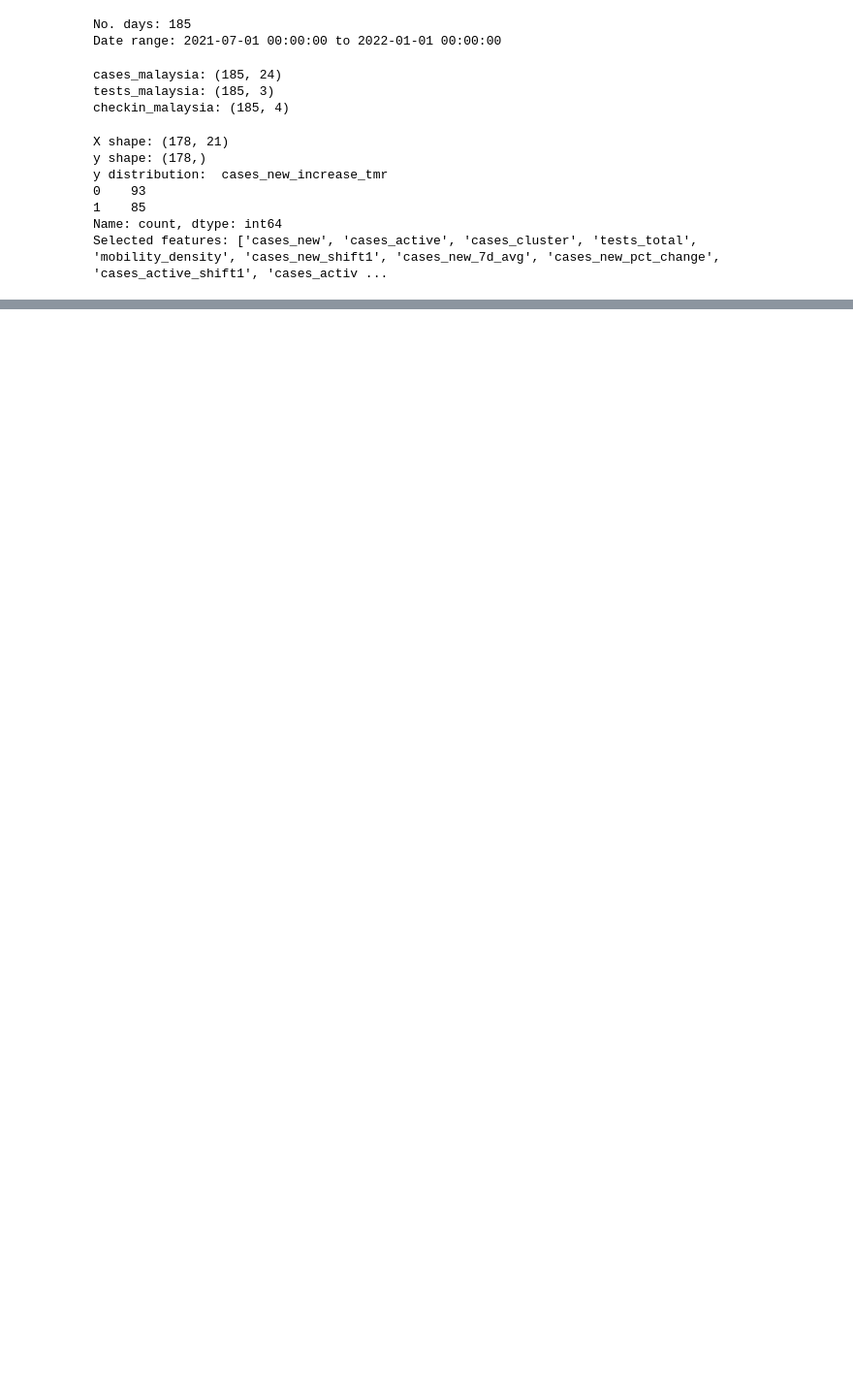
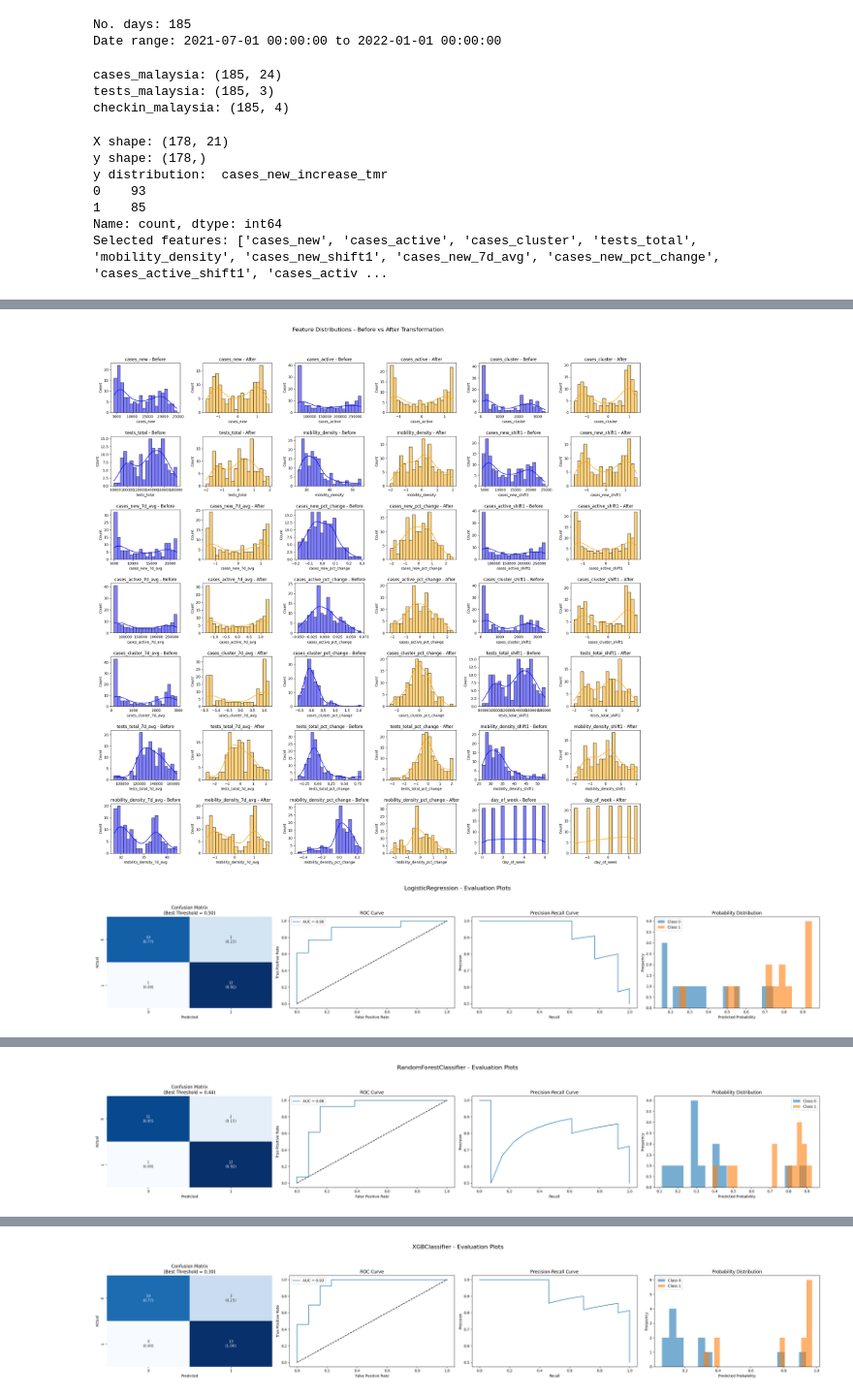
Before and after one commit to ca1phas/Lab-3-Supervised-Learning, a Jupyter notebook: new.ipynb, the cells around one changed output, grey strips where cells are left out. Shown at 97% size. Saved outputs shown, nothing was run; the diff lists cells and outputs as text; code cells hidden in the pictures; blank space fills up the shorter version.

```diff
--- a/new.ipynb
+++ b/new.ipynb
@@ -278,57 +515,81 @@ def train_evaluate_model_split(
 # %%
 # Define models
 models = {
-    "LogisticRegression": LogisticRegression(class_weight="balanced", max_iter=2000),
-    "RandomForest": RandomForestClassifier(class_weight="balanced", n_jobs=-1),
+    "LogisticRegression": LogisticRegression(
+        class_weight="balanced",
+        max_iter=2000,
+        random_state=42,
+    ),
+    "RandomForest": RandomForestClassifier(
+        class_weight="balanced",
+        n_jobs=-1,
+        random_state=42,
+    ),
     "XGB": xgb.XGBClassifier(
         eval_metric="aucpr",
         scale_pos_weight=len(y[y == 0]) / len(y[y == 1]),
         n_jobs=-1,
         verbosity=0,
+        random_state=42,
     ),
 }
 
-# Define smaller param grids
+# Define param grids
 param_grids = {
     "LogisticRegression": [
-        {  # L2 penalty (most stable for small datasets)
+        {  # L2 penalty
             "penalty": ["l2"],
             "solver": ["saga"],
-            "C": np.logspace(-2, 1, 5),
+            "C": np.logspace(-3, 3, 20),
         },
-        {  # ElasticNet (optional)
+        {  # ElasticNet
             "penalty": ["elasticnet"],
             "solver": ["saga"],
-            "C": np.logspace(-2, 1, 5),
-            "l1_ratio": [0.2, 0.5, 0.8],
+            "C": np.logspace(-3, 3, 20),
+            "l1_ratio": np.linspace(0, 1, 11),
         },
     ],
     "RandomForest": {
-        "n_estimators": [100, 200],
-        "max_depth": [5, 10, None],
-        "min_samples_split": [2, 5],
-        "min_samples_leaf": [1, 2],
+        "n_estimators": [100, 200, 300],
+        "max_depth": [3, 5, 7],
+        "min_samples_split": [2, 3],
+        "min_samples_leaf": [1, 2, 3],
         "max_features": ["sqrt"],
     },
     "XGB": {
         "n_estimators": [100, 200],
         "max_depth": [3, 5],
         "learning_rate": [0.05, 0.1],
-        "subsample": [0.8, 1.0],
-        "colsample_bytree": [0.8, 1.0],
-        "gamma": [0, 1],
+        "subsample": [0.7, 1.0],
+        "colsample_bytree": [0.7, 1.0],
+        "gamma": [0, 1.5],
         "reg_alpha": [0, 1],
-        "reg_lambda": [1, 5],
+        "reg_lambda": [1, 3],
     },
 }
 
+
+# Run models
 all_results = []
 all_avg = []
-for name, model in models.items():
-    scale_needed = name in ["LogisticRegression", "KNN", "SVC"]
+
+for i, (name, model) in enumerate(models.items()):
     print(f"\n--- Running {name} ---")
-    df_result, df_avg = train_evaluate_model_split(
-        model, param_grids[name], X, y, scale_data=scale_needed
+
+    # Choose transformation (LogisticRegression benefits most from Yeo-Johnson)
+    if name == "LogisticRegression":
+        transform = "yeo-johnson"
+    else:
+        transform = None
+
+    df_result, df_avg = train_evaluate_model(
+        model=model,
+        param_grid=param_grids[name],
+        X=X,
+        y=y,
+        n_splits=5,
+        test_fraction=0.15,
+        transform=transform,
     )
 
     # Tag model name explicitly
@@ -343,11 +604,7 @@ df_avg_combined = pd.concat(all_avg, ignore_index=True)
 
 # Display
 print("\nResults per model:")
-print(
-    df_results_combined[
-        ["model", "accuracy", "f1_score", "best_params", "confusion_matrix"]
-    ]
-)
+print(df_results_combined)
 print("\nAverage metrics per model:")
 print(df_avg_combined)
 # %% [output]
@@ -370,0 +614,2 @@ Classification Report:
+[figure, added]
+[figure, added]
@@ -370,0 +634 @@ Classification Report:
+[figure, added]
@@ -370,0 +653 @@ Classification Report:
+[figure, added]
```
Also changed, not shown: parts of 4 cells of this notebook.
